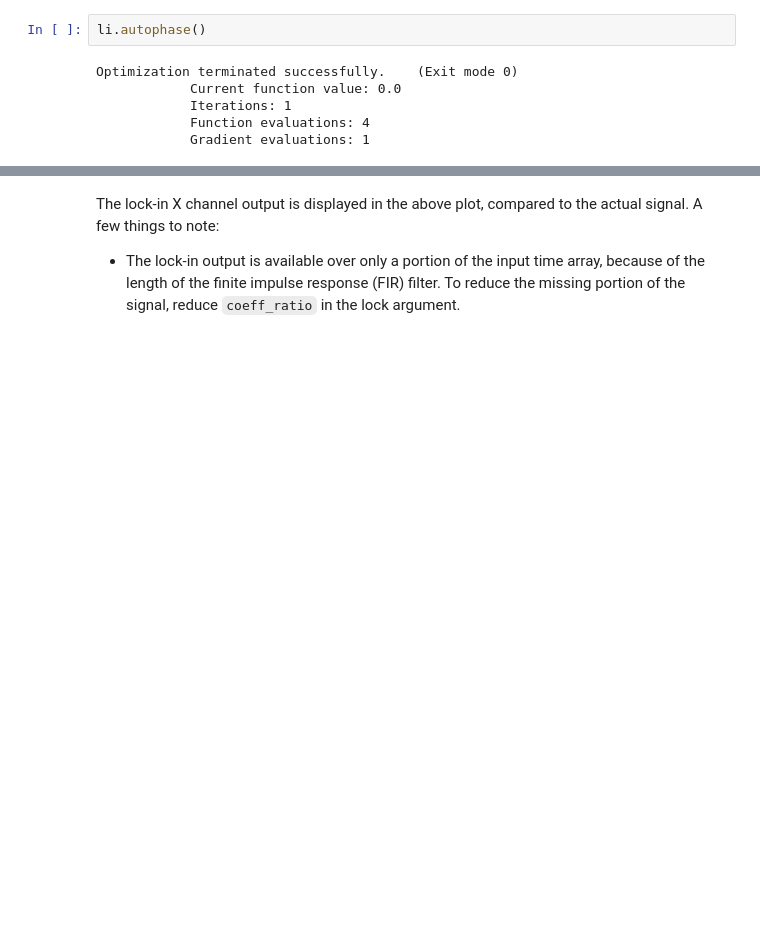
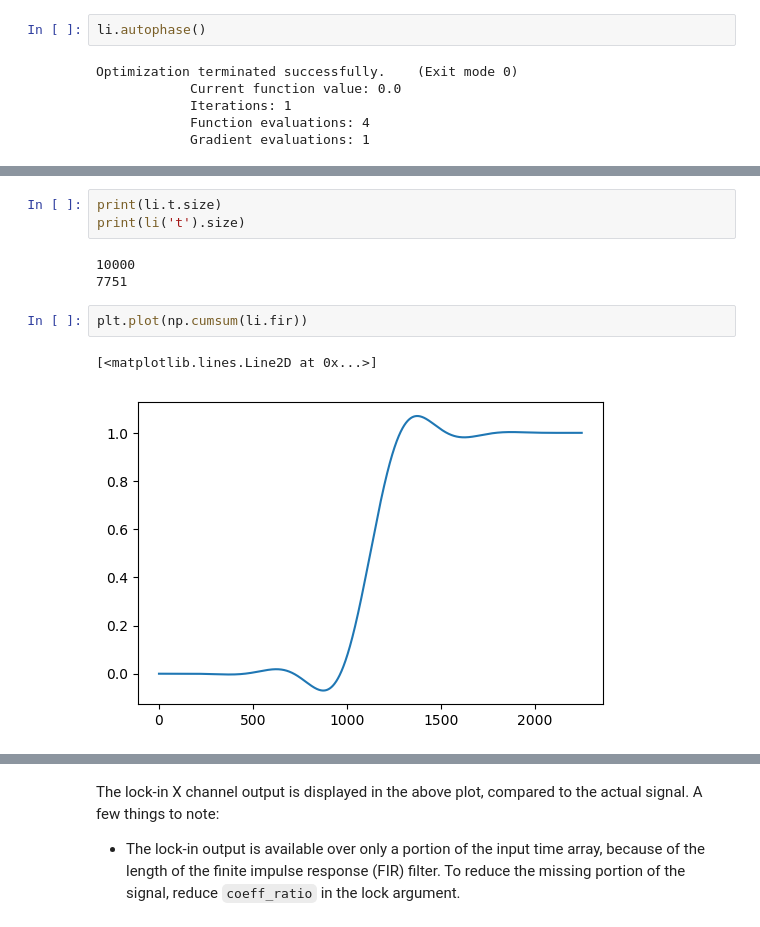
Before and after one commit to ryanpdwyer/pmefm, a Jupyter notebook: notebooks/Lock-In Example.ipynb, the cells around one changed output, grey strips where cells are left out. Drawn from its saved outputs; the diff is of its cells as text; blank space fills up the shorter version.

```diff
--- a/notebooks/Lock-In Example.ipynb
+++ b/notebooks/Lock-In Example.ipynb
@@ -112,3 +112,14 @@ plt.ylabel("Residual phase [rad.]")
+# %%
+print(li.t.size)
+print(li('t').size)
+# %% [output]
+10000
+7751
+# %%
+plt.plot(np.cumsum(li.fir))
+# %% [output]
+[<matplotlib.lines.Line2D at 0x...>]
+[figure, added]
 # %%
 plt.plot(t, m_noiseless, 'k', linewidth=1.5, label="True")
 plt.plot(li('t'), li('X'), linewidth=2, label="X")
```
Also changed, not shown: parts of 6 cells of this notebook, 3 other files.
